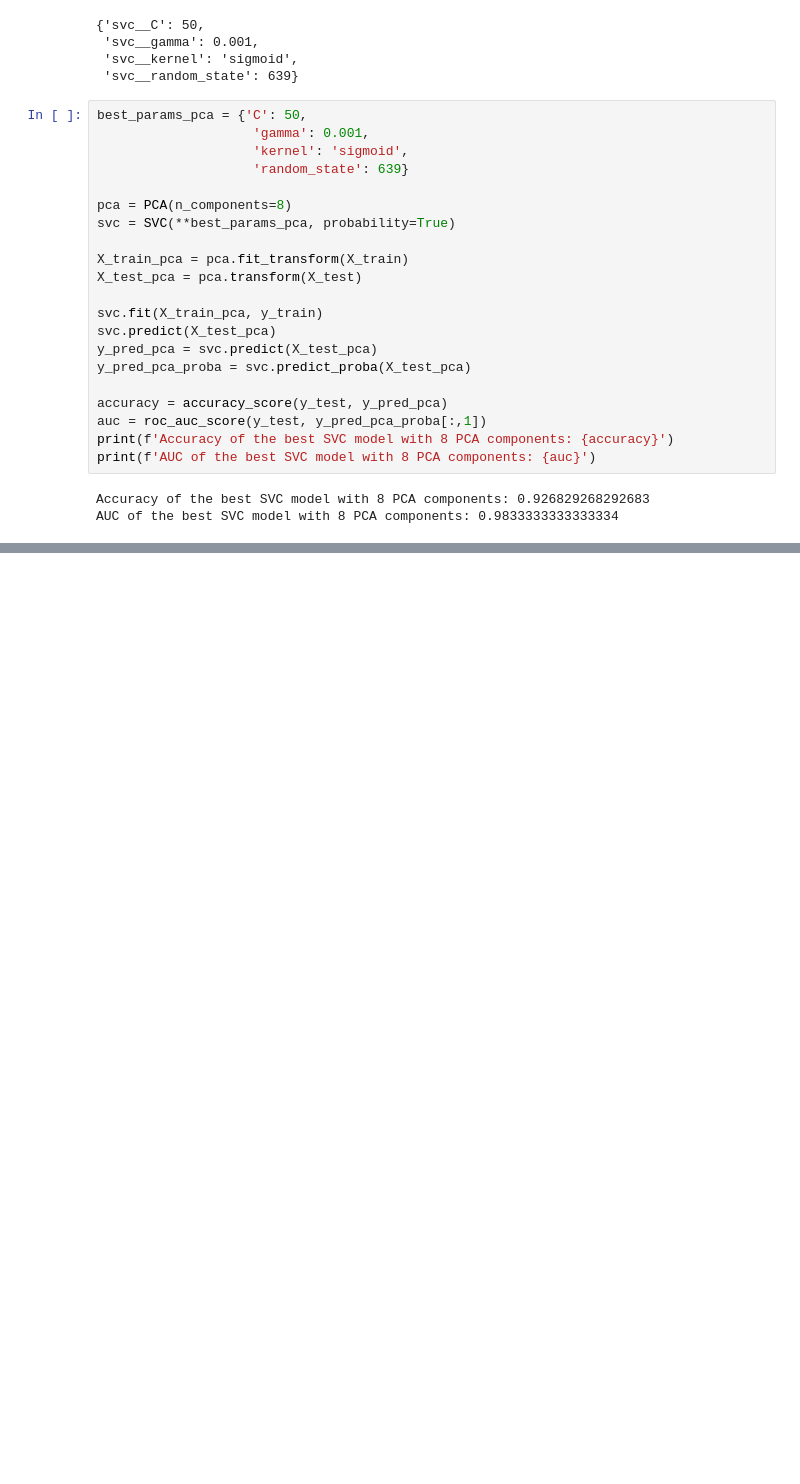
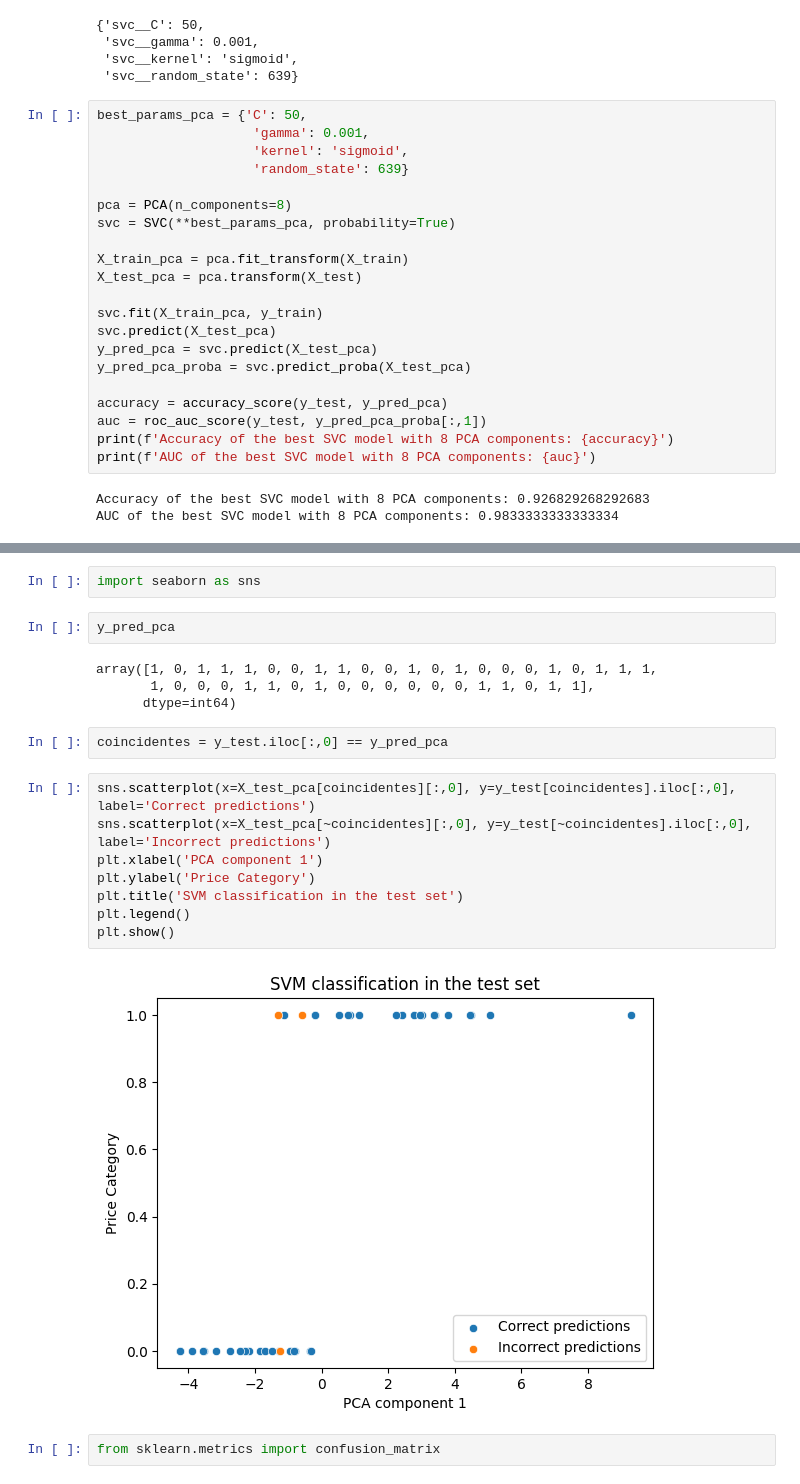
Before and after one commit to LDavidRojasD/machine-learning-mercado-automotriz, a Jupyter notebook: sandbox/SVM.ipynb, the cells around one changed output, grey strips where cells are left out. Drawn from its saved outputs; the diff is of its cells as text; blank space fills up the shorter version.

Commit message:
added svm graphics

```diff
--- a/sandbox/SVM.ipynb
+++ b/sandbox/SVM.ipynb
@@ -493,3 +489,25 @@ print(f'AUC of the best SVC model with 8 PCA components: {auc}')
 # %% [output]
 Accuracy of the best SVC model with 8 PCA components: 0.926829268292683
 AUC of the best SVC model with 8 PCA components: 0.9833333333333334
+# %%
+import seaborn as sns
+# %%
+y_pred_pca
+# %% [output]
+array([1, 0, 1, 1, 1, 0, 0, 1, 1, 0, 0, 1, 0, 1, 0, 0, 0, 1, 0, 1, 1, 1,
+       1, 0, 0, 0, 1, 1, 0, 1, 0, 0, 0, 0, 0, 0, 1, 1, 0, 1, 1],
+      dtype=int64)
+# %%
+coincidentes = y_test.iloc[:,0] == y_pred_pca
+# %%
+sns.scatterplot(x=X_test_pca[coincidentes][:,0], y=y_test[coincidentes].iloc[:,0], label='Correct predictions')
+sns.scatterplot(x=X_test_pca[~coincidentes][:,0], y=y_test[~coincidentes].iloc[:,0], label='Incorrect predictions')
+plt.xlabel('PCA component 1')
+plt.ylabel('Price Category')
+plt.title('SVM classification in the test set')
+plt.legend()
+plt.show()
+# %% [output]
+[figure, added]
+# %%
+from sklearn.metrics import confusion_matrix
```
Also changed, not shown: parts of 27 cells of this notebook.
